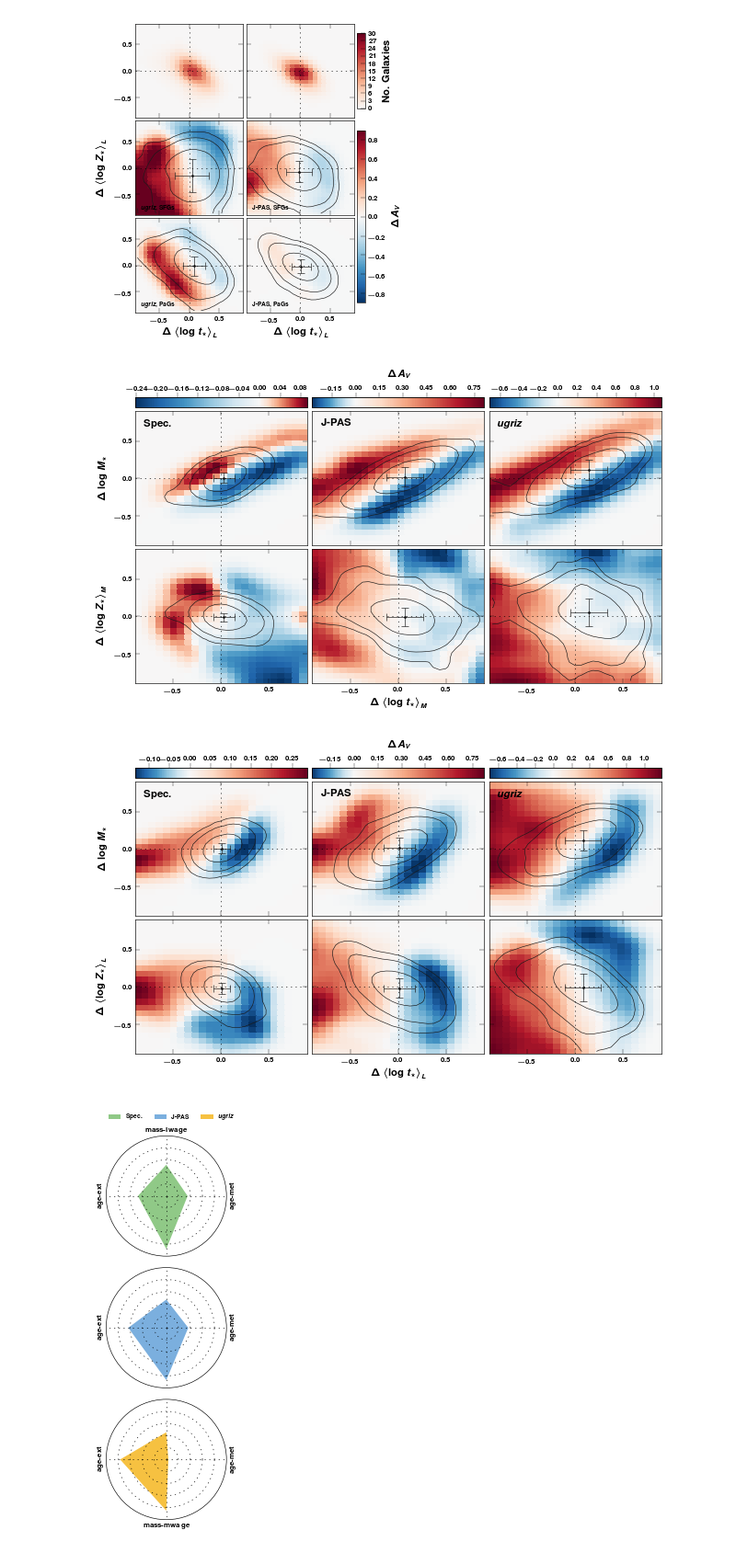
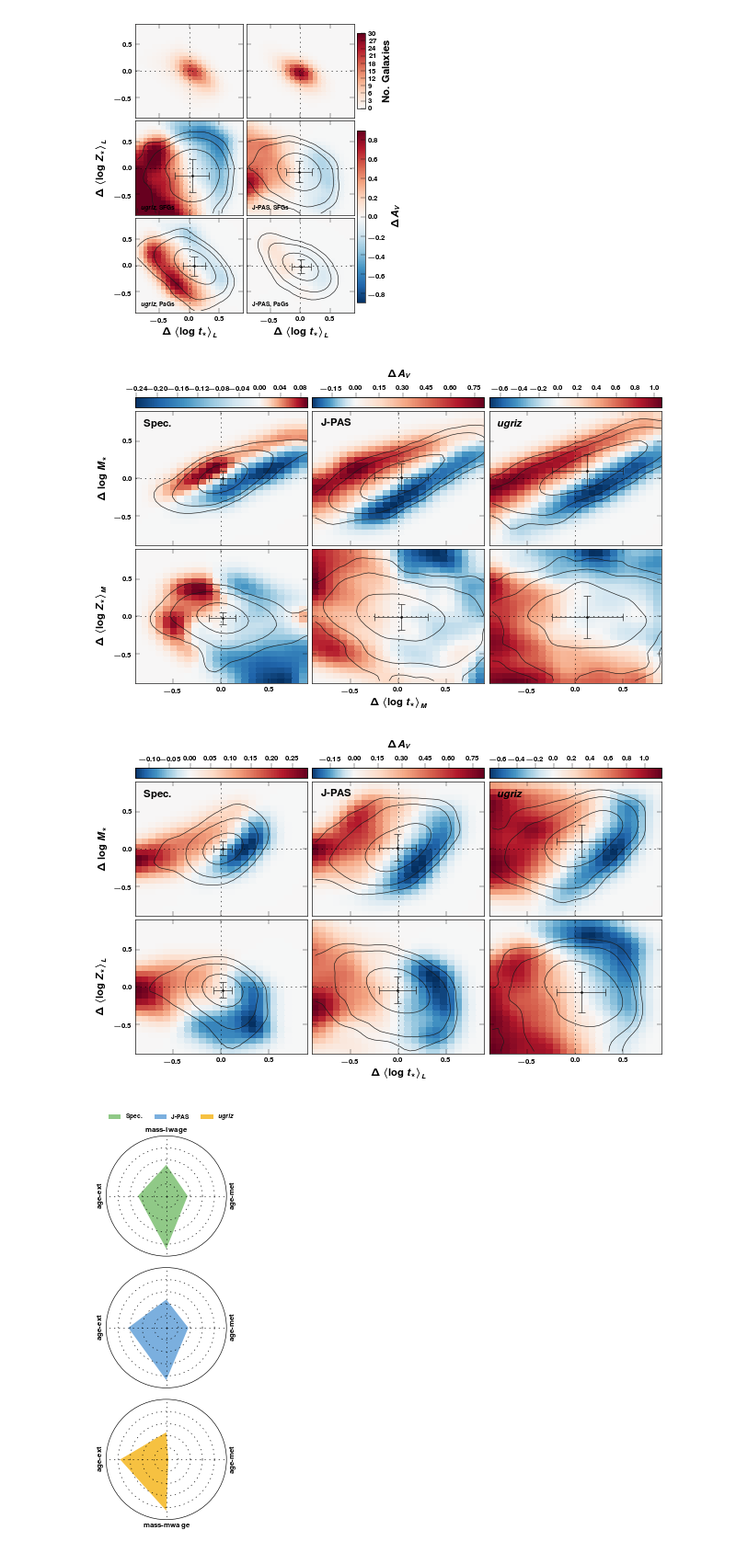
Before and after one commit to ajmejia/notebooks, a Jupyter notebook: TTANearbyUniverseCB13.ipynb, the cells around one changed output. Shown at 92% size. Drawn from its saved outputs; the diff is of its cells as text; code cells hidden in the pictures.

```diff
--- a/TTANearbyUniverseCB13.ipynb
+++ b/TTANearbyUniverseCB13.ipynb
@@ -1189,39 +1189,39 @@ for i, j in product(xrange(axs.shape[0]), xrange(axs.shape[1])):
     res = residuals[j]
 
     #print labels[j]
     #print "{0:>7s} {1:>7s}: {2:5.2f}".format(x, y, corrcoef(res[x], res[y])[0,1])
     #print "{0:>7s} {1:>7s}: {2:5.2f}".format(x, z, corrcoef(res[x], res[z])[0,1])
     #print "{0:>7s} {1:>7s}: {2:5.2f}".format(y, z, corrcoef(res[y], res[z])[0,1])
     #print
 
     Z = griddata(res[x], res[y], res[z], xe[:-1], ye[:-1], interp="linear")
     Z = gaussian_filter(Z.filled(0.0), sigma=1.5)
     ct = axs[i, j].pcolormesh(xe[:-1], ye[:-1], Z, cmap=cm.RdBu_r, edgecolor="face", norm=MidpointNormalize(midpoint=0.0))
     cb = colorbar(ct, cax=acs[j], orientation="horizontal")
 
     axs[i,j].axvline(ls=":", color="k", lw=0.5)
     axs[i,j].axhline(ls=":", color="k", lw=0.5)
 
-    sample_data = densitycontour.ScatterData(res[x][mask], res[y][mask])
+    sample_data = densitycontour.ScatterData(res[x], res[y])
     raster = sample_data.rasterize(nbins_x=nbins, nbins_y=nbins, clipping=[last(nbins,lm)]*2)
     raster.pdf = gaussian_filter(raster.pdf, sigma=1.5)
     contours = densitycontour.NaiveContourVisualizer(raster, mode="nearest")
     cont = contours.plot((0.99,0.95,0.68), axes=axs[i,j], colors="0.1", linewidths=0.5)
-    med_x = median(res[x][mask])
-    med_y = median(res[y][mask])
-    dev_x = diff(percentile(res[x][mask], (16,84)))[0]/2.0
-    dev_y = diff(percentile(res[y][mask], (16,84)))[0]/2.0
+    med_x = median(res[x])
+    med_y = median(res[y])
+    dev_x = diff(percentile(res[x], (16,84)))[0]/2.0
+    dev_y = diff(percentile(res[y], (16,84)))[0]/2.0
     axs[i,j].errorbar(med_x, med_y, dev_y, dev_x, fmt="o", ecolor="0.1", color="0.1", lw=0.5, mew=0.5, ms=1.5)
     #clabel(cont, fontsize=5, fmt=r"\bf %.2f", inline=True)
 
     acs[j].tick_params(direction="out", bottom=False, top=True, labelbottom=False, labeltop=True)
     acs[j].xaxis.set_label_position("top")
     if i==0: axs[i,j].text(0.05, 0.95, labels[j], ha="left", va="top", transform=axs[i,j].transAxes)
     if j==1: cb.set_label(res_lbs[z])
 
 savefig("{}{}".format(od, name))
 # %% [output]
-[figure, old version]
+[figure, new version]
 # %%
 residuals = spec_res, jpas_res, sdss_res
 labels = spec_lb, jpas_lb, sdss_lb
@@ -1267,15 +1267,15 @@ for i, j in product(xrange(axs.shape[0]), xrange(axs.shape[1])):
     axs[i,j].axvline(ls=":", color="k", lw=0.5)
     axs[i,j].axhline(ls=":", color="k", lw=0.5)
 
-    sample_data = densitycontour.ScatterData(res[x][mask], res[y][mask])
+    sample_data = densitycontour.ScatterData(res[x], res[y])
     raster = sample_data.rasterize(nbins_x=nbins, nbins_y=nbins, clipping=[last(nbins,lm)]*2)
     raster.pdf = gaussian_filter(raster.pdf, sigma=1.5)
     contours = densitycontour.NaiveContourVisualizer(raster, mode="nearest")
     cont = contours.plot((0.99,0.95,0.68), axes=axs[i,j], colors="0.1", linewidths=0.5)
-    med_x = median(res[x][mask])
-    med_y = median(res[y][mask])
-    dev_x = diff(percentile(res[x][mask], (16,84)))[0]/2.0
-    dev_y = diff(percentile(res[y][mask], (16,84)))[0]/2.0
+    med_x = median(res[x])
+    med_y = median(res[y])
+    dev_x = diff(percentile(res[x], (16,84)))[0]/2.0
+    dev_y = diff(percentile(res[y], (16,84)))[0]/2.0
     axs[i,j].errorbar(med_x, med_y, dev_y, dev_x, fmt="o", ecolor="0.1", color="0.1", lw=0.5, mew=0.5, ms=1.5)
     #clabel(cont, fontsize=5, fmt=r"\bf %.2f", inline=True)
 
@@ -1286,7 +1286,7 @@ for i, j in product(xrange(axs.shape[0]), xrange(axs.shape[1])):
 
 savefig("{}{}".format(od, name))
 # %% [output]
-[figure, old version]
+[figure, new version]
 # %%
 degeneracies = ("log_t_L", "log_Z_L"), ("log_t_L", "M"), ("log_t_L", "Av"), ("log_t_M", "M")
 thetas = 0.0, pi/2, pi, 1.5*pi
```
